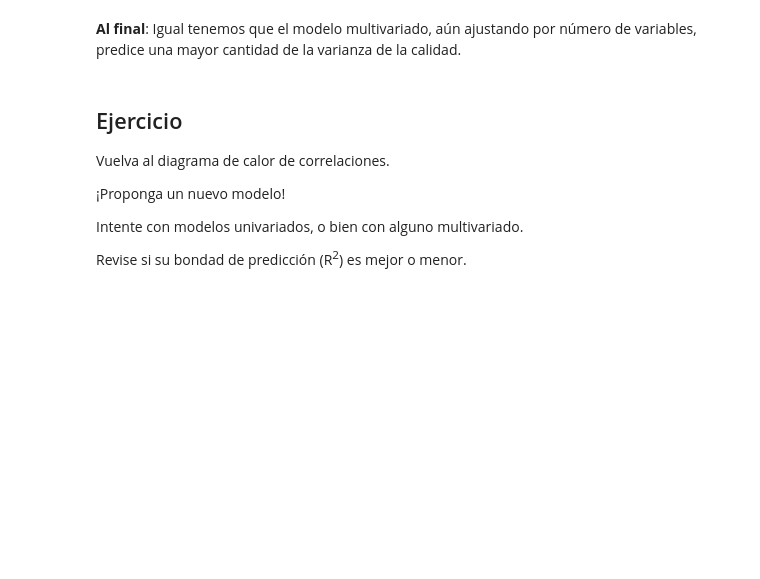
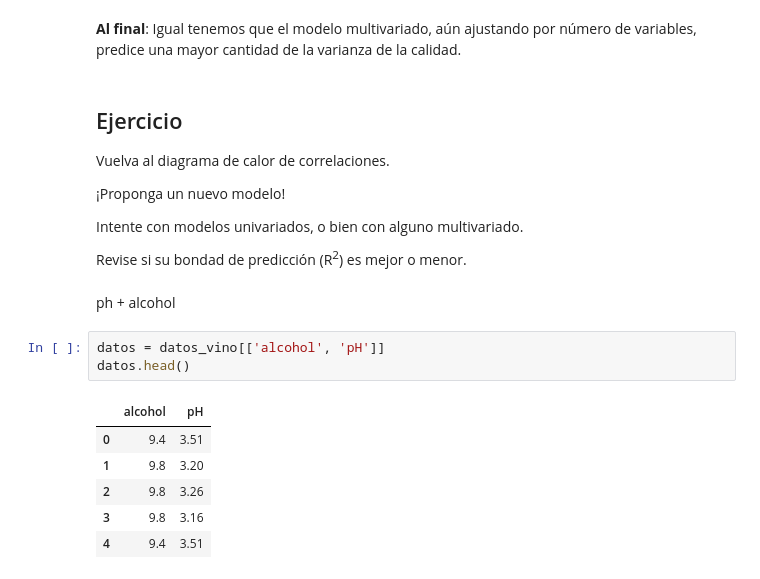
Before and after one commit to cgranadosh/basics_python_Analitycs, a Jupyter notebook: Clase_11_Regresión_lineal.ipynb, the cells around one changed output. Drawn from its saved outputs; the diff is of its cells as text; blank space fills up the shorter version.

```diff
--- a/Clase_11_Regresión_lineal.ipynb
+++ b/Clase_11_Regresión_lineal.ipynb
@@ -295,3 +299,15 @@ Vuelva al diagrama de calor de correlaciones.
 Intente con modelos univariados, o bien con alguno multivariado.
 
 Revise si su bondad de predicción (R<sup>2</sup>) es mejor o menor.
+# %% [markdown]
+ph + alcohol
+# %%
+datos = datos_vino[['alcohol', 'pH']]
+datos.head()
+# %% [output]
+|  | alcohol | pH |
+| 0 | 9.4 | 3.51 |
+| 1 | 9.8 | 3.20 |
+| 2 | 9.8 | 3.26 |
+| 3 | 9.8 | 3.16 |
+| 4 | 9.4 | 3.51 |
```
Also changed, not shown: parts of 8 cells of this notebook.
